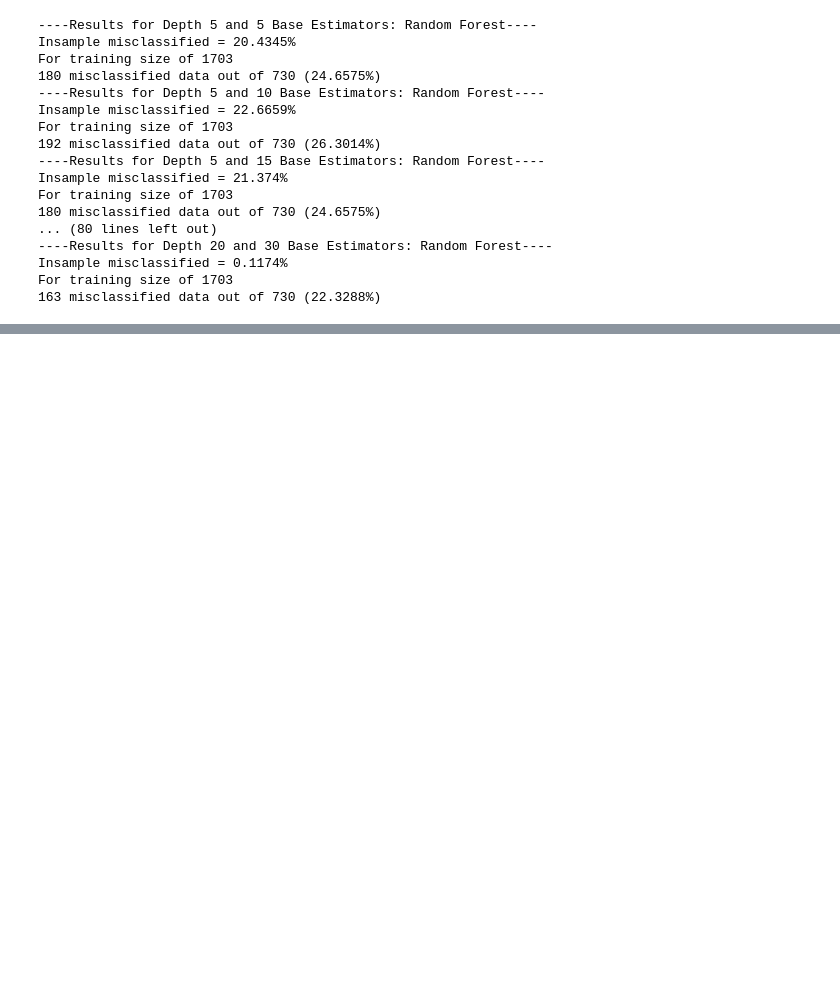
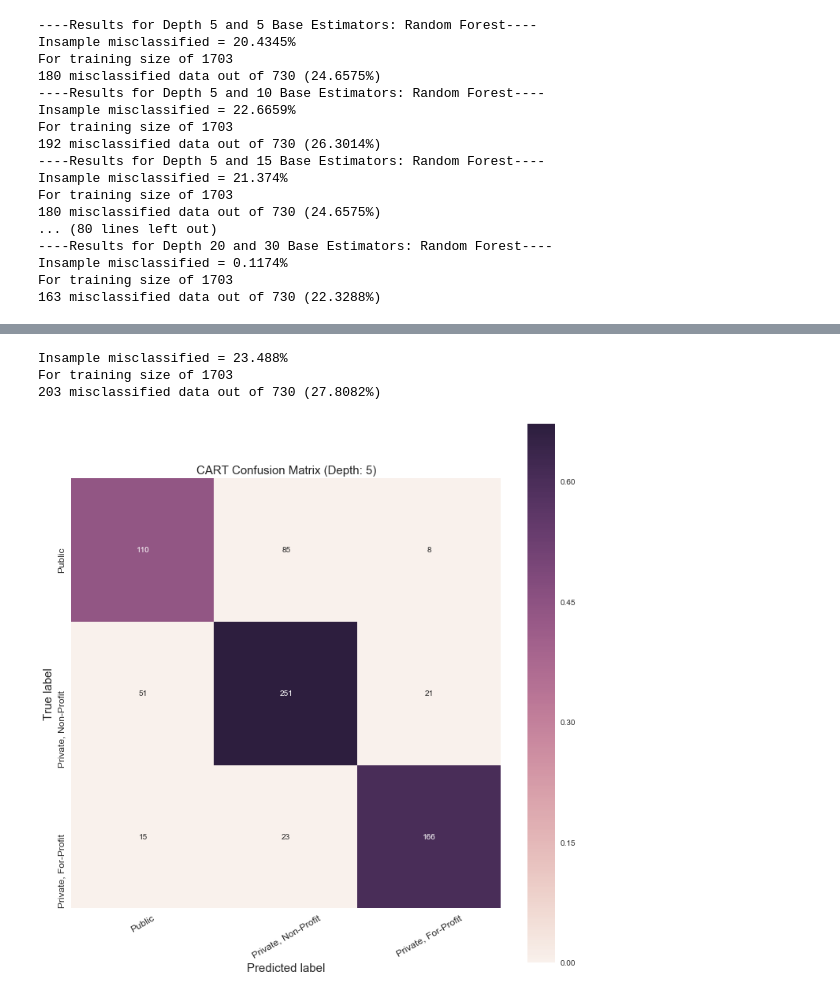
Before and after one commit to michellemho/machine_learning_for_cities, a Jupyter notebook: Assignment3/HW3.ipynb, the cells around one changed output, grey strips where cells are left out. Cells and saved outputs as stored; diff of their text form; code cells hidden in the pictures; blank space fills up the shorter version.

```diff
--- a/Assignment3/HW3.ipynb
+++ b/Assignment3/HW3.ipynb
@@ -584,0 +603,8 @@ For training size of 1703
+# %%
+in_error, out_error = classifier(X_train, Y_train, X_test, Y_test, 5, conf_m = True,
+                                title = 'CART Confusion Matrix (Depth: 5)')
+# %% [output]
+Insample misclassified = 23.488%
+For training size of 1703
+203 misclassified data out of 730 (27.8082%)
+[figure, added]
```
Also changed, not shown: parts of 16 cells of this notebook.
